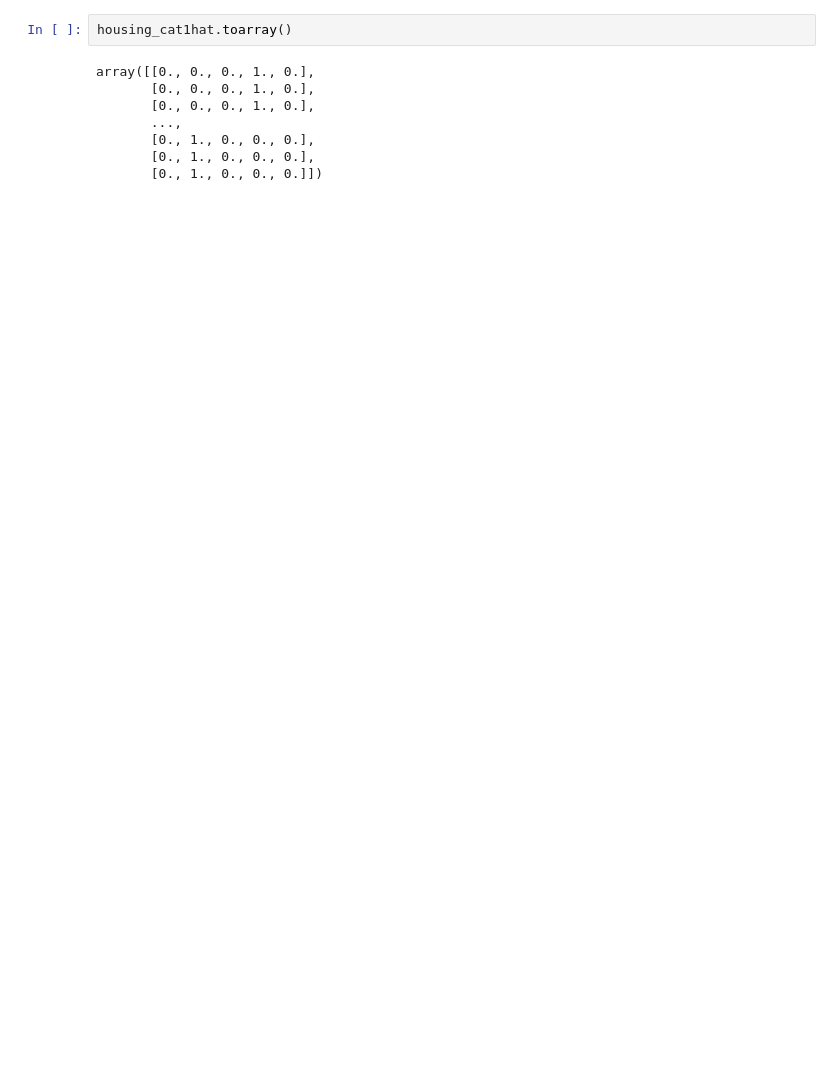
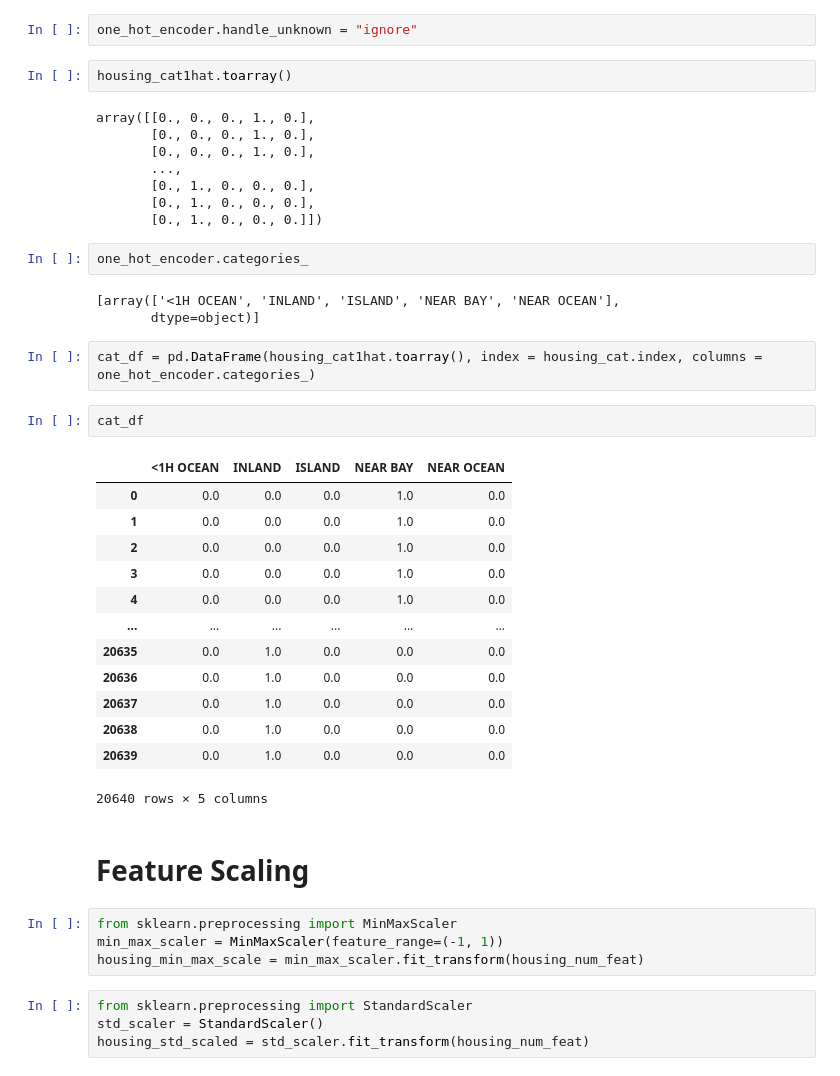
Before and after one commit to jamyooes/ML_Learnings, a Jupyter notebook: Geron/Chapter_2.ipynb, the cells around one changed output. Drawn from its saved outputs; the diff is of its cells as text; blank space fills up the shorter version.

Commit message:
Categorical Imputation and Scaling

```diff
--- a/Geron/Chapter_2.ipynb
+++ b/Geron/Chapter_2.ipynb
@@ -328,6 +337,8 @@ array([[3.],
 from sklearn.preprocessing import OneHotEncoder
 one_hot_encoder = OneHotEncoder()
 housing_cat1hat = one_hot_encoder.fit_transform(housing_cat)
+# %%
+one_hot_encoder.handle_unknown = "ignore"
 # %%
 housing_cat1hat.toarray()
 # %% [output]
@@ -338,3 +349,36 @@ array([[0., 0., 0., 1., 0.],
        [0., 1., 0., 0., 0.],
        [0., 1., 0., 0., 0.],
        [0., 1., 0., 0., 0.]])
+# %%
+one_hot_encoder.categories_
+# %% [output]
+[array(['<1H OCEAN', 'INLAND', 'ISLAND', 'NEAR BAY', 'NEAR OCEAN'],
+       dtype=object)]
+# %%
+cat_df = pd.DataFrame(housing_cat1hat.toarray(), index = housing_cat.index, columns = one_hot_encoder.categories_)
+# %%
+cat_df
+# %% [output]
+|  | <1H OCEAN | INLAND | ISLAND | NEAR BAY | NEAR OCEAN |
+| 0 | 0.0 | 0.0 | 0.0 | 1.0 | 0.0 |
+| 1 | 0.0 | 0.0 | 0.0 | 1.0 | 0.0 |
+| 2 | 0.0 | 0.0 | 0.0 | 1.0 | 0.0 |
+| 3 | 0.0 | 0.0 | 0.0 | 1.0 | 0.0 |
+| 4 | 0.0 | 0.0 | 0.0 | 1.0 | 0.0 |
+| ... | ... | ... | ... | ... | ... |
+| 20635 | 0.0 | 1.0 | 0.0 | 0.0 | 0.0 |
+| 20636 | 0.0 | 1.0 | 0.0 | 0.0 | 0.0 |
+| 20637 | 0.0 | 1.0 | 0.0 | 0.0 | 0.0 |
+| 20638 | 0.0 | 1.0 | 0.0 | 0.0 | 0.0 |
+| 20639 | 0.0 | 1.0 | 0.0 | 0.0 | 0.0 |
+20640 rows × 5 columns
+# %% [markdown]
+# Feature Scaling
+# %%
+from sklearn.preprocessing import MinMaxScaler
+min_max_scaler = MinMaxScaler(feature_range=(-1, 1))
+housing_min_max_scale = min_max_scaler.fit_transform(housing_num_feat)
+# %%
+from sklearn.preprocessing import StandardScaler
+std_scaler = StandardScaler()
+housing_std_scaled = std_scaler.fit_transform(housing_num_feat)
```
Also changed, not shown: parts of 3 cells of this notebook.
